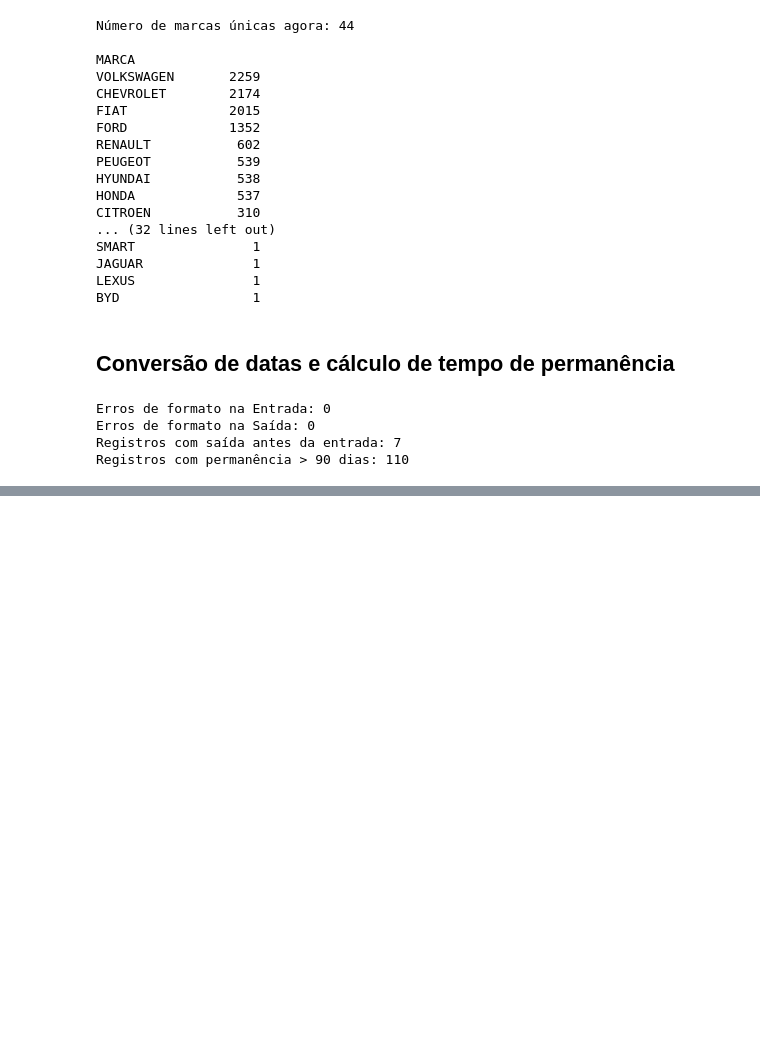
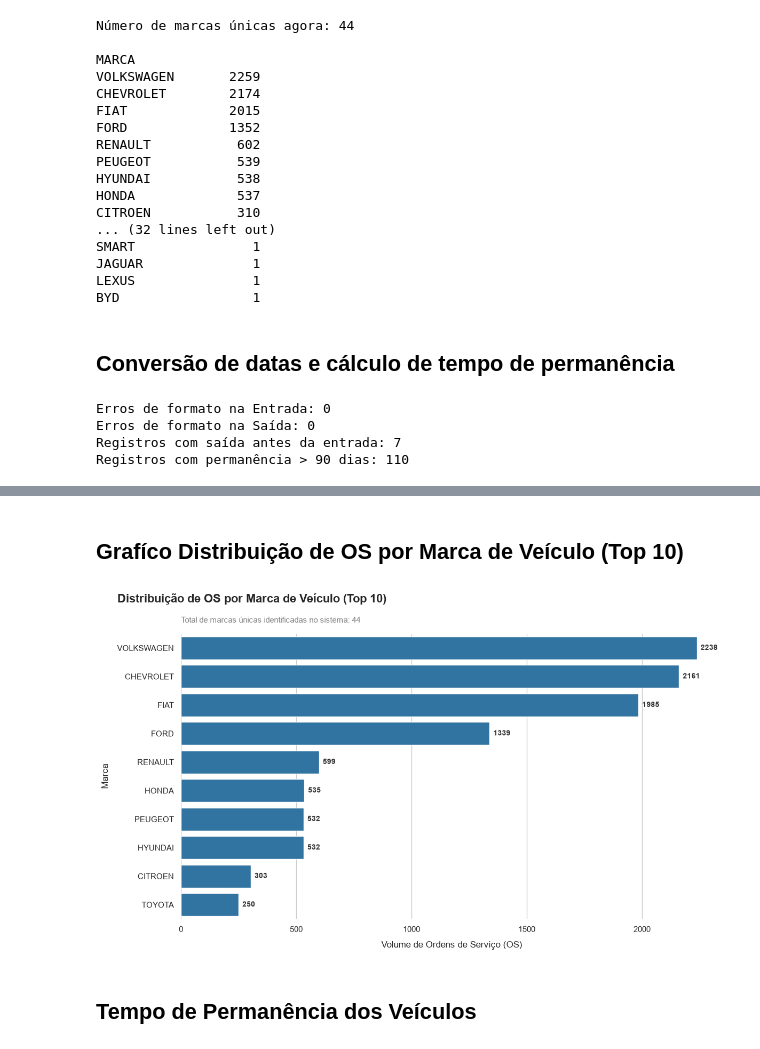
Before and after one commit to veronica-toledo-bm/TCC_MBX_USP-Esalq, a Jupyter notebook: Conclusão_TCC.ipynb, the cells around one changed output, grey strips where cells are left out. Cells and saved outputs as stored; diff of their text form; code cells hidden in the pictures; blank space fills up the shorter version.

```diff
--- a/Conclusão_TCC.ipynb
+++ b/Conclusão_TCC.ipynb
@@ -275,0 +336,40 @@ df = df[~filtro_90_dias] # Mantem todos os dados menos os do "filtro_90_dias"
+# %% [markdown]
+## Grafíco Distribuição de OS por Marca de Veículo (Top 10)
+# %%
+# Grafico Distribuição de OS por Marca de Veículo (Top 10)
+top10_marcas = df["MARCA"].dropna().value_counts().head(10).reset_index()
+top10_marcas.columns = ["MARCA", "Volume_OS"]
+
+plt.figure(figsize=(12, 7))
+sns.set_theme(style="whitegrid")
+
+grafico = sns.barplot(
+    x="Volume_OS",
+    y="MARCA",
+    data=top10_marcas,
+    color="#1f77b4"  # <-- Adicione a cor desejada aqui (ex: 'blue', '#3498db', 'green')
+)
+
+for container in grafico.containers:
+    grafico.bar_label(container, padding=5, fontsize=10, fontweight="bold", color="#333333")
+
+plt.suptitle(
+    "Distribuição de OS por Marca de Veículo (Top 10)", fontsize=16, fontweight="bold", x=0.04, ha="left"
+)
+plt.title(
+    f"Total de marcas únicas identificadas no sistema: {quantidade_marcas}",
+    fontsize=11,
+    color="gray",
+    pad=15,
+    loc="left",
+)
+plt.xlabel("Volume de Ordens de Serviço (OS)", fontsize=12, labelpad=10)
+plt.ylabel("Marca", fontsize=12, labelpad=10)
+
+sns.despine(left=True, bottom=True)
+plt.tight_layout()
+plt.show()
+# %% [output]
+[figure, added]
+# %% [markdown]
+## Tempo de Permanência dos Veículos
```
Also changed, not shown: parts of 24 cells of this notebook.
